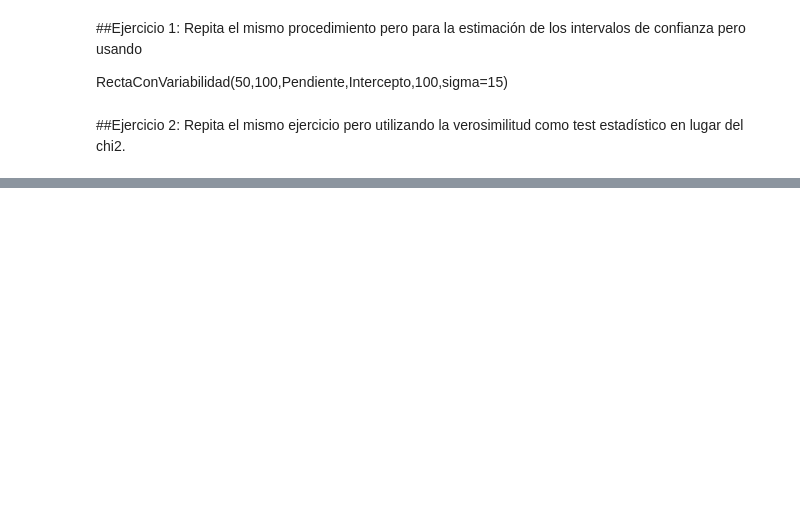
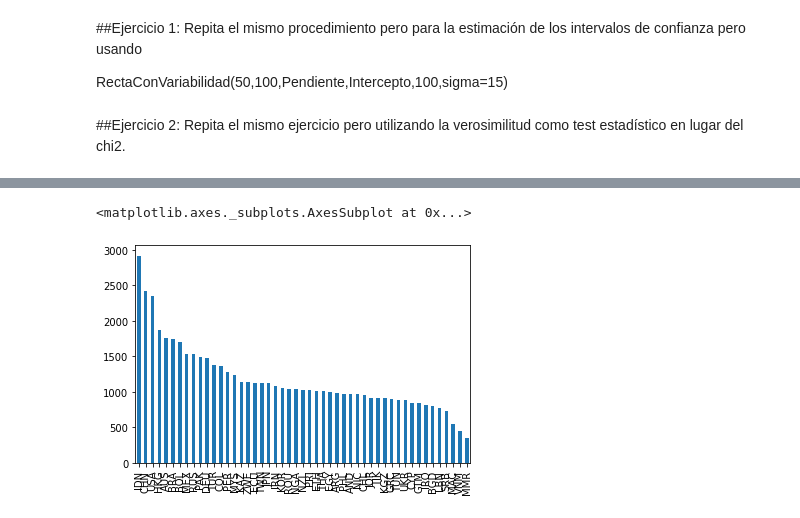
Before and after one commit to UDEA-Esp-Analitica-y-Ciencia-de-Datos/EACD-02-ESTADISTICA, a Jupyter notebook: Sesión_4.ipynb, the cells around one changed output, grey strips where cells are left out. Drawn from its saved outputs; the diff is of its cells as text; code cells hidden in the pictures; blank space fills up the shorter version.

```diff
--- a/Sesión_4.ipynb
+++ b/Sesión_4.ipynb
@@ -157,0 +240,6 @@ Tome los datos del repositorio central llamados Xcsv y Y.csv y trate de modelarl
+# %%
+fig2, ax2 = plt.subplots()
+AntiMaskedRacism["B_COUNTRY_ALPHA"].value_counts().plot(ax=ax2, kind='bar')
+# %% [output]
+<matplotlib.axes._subplots.AxesSubplot at 0x...>
+[figure, added]
```
Also changed, not shown: parts of 54 cells of this notebook.
